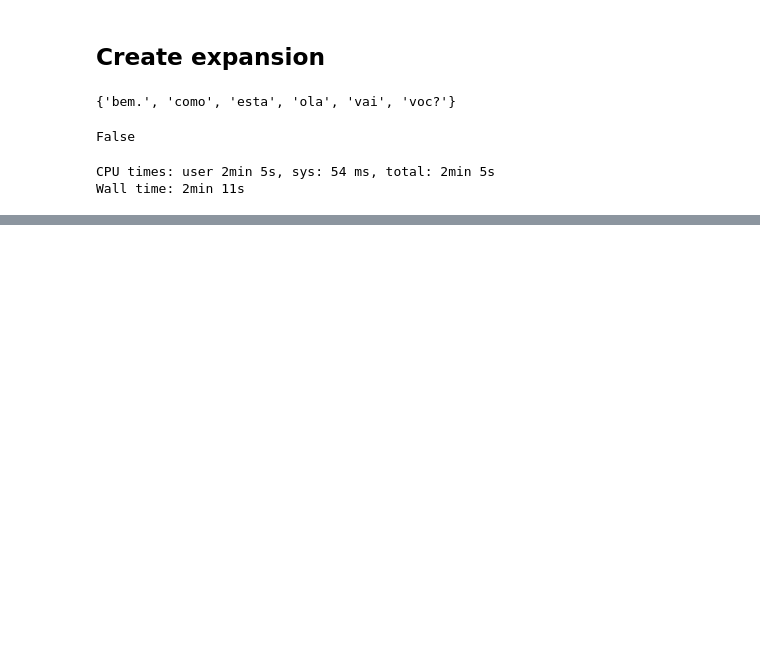
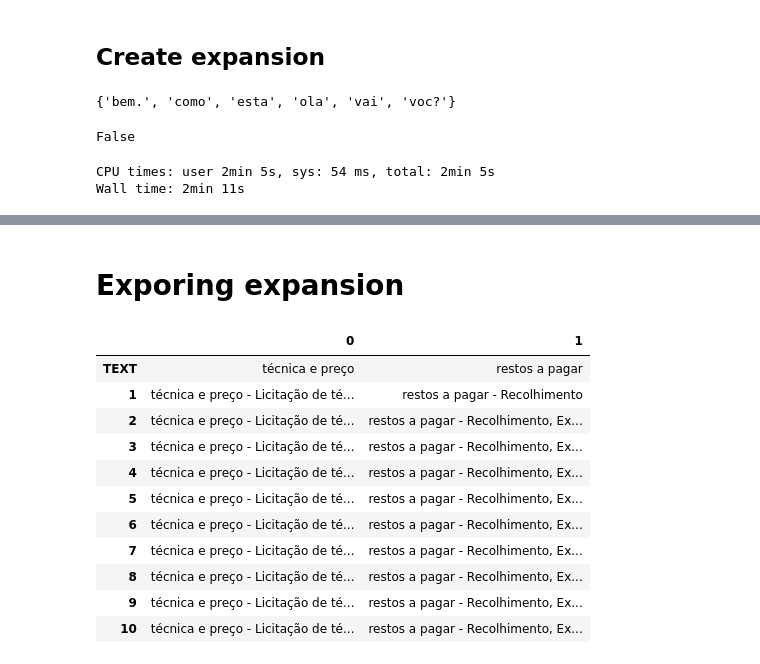
Before and after one commit to marcusborela/ind-ir, a Jupyter notebook: code/expand_query_juris_tcu.ipynb, the cells around one changed output, grey strips where cells are left out. Drawn from its saved outputs; the diff is of its cells as text; code cells hidden in the pictures; blank space fills up the shorter version.

```diff
--- a/code/expand_query_juris_tcu.ipynb
+++ b/code/expand_query_juris_tcu.ipynb
@@ -409,3 +409,5 @@ name_expansor = 'join_30_ptt5_indir_106'
 path_expansion = f'../data/juris_tcu_expanded_query/query_10_expansion_{name_expansor}.csv'
 # %%
 df_query.to_csv(path_expansion, index=False)
+# %% [markdown]
+# Exporing expansion
@@ -411,0 +416,21 @@ df_query.to_csv(path_expansion, index=False)
+# %%
+PATH_QUERY =  f'../data/juris_tcu_expanded_query/query_10_expansion_{EXPANSOR_CRITERIA}.csv'
+# %%
+df_query = pd.read_csv(PATH_QUERY)
+# %%
+result = df_query.drop(['ID','SOURCE'],axis=1).head(2).T
+# %%
+result
+# %% [output]
+|  | 0 | 1 |
+| TEXT | técnica e preço | restos a pagar |
+| 1 | técnica e preço - Licitação de té... | restos a pagar - Recolhimento |
+| 2 | técnica e preço - Licitação de té... | restos a pagar - Recolhimento, Ex... |
+| 3 | técnica e preço - Licitação de té... | restos a pagar - Recolhimento, Ex... |
+| 4 | técnica e preço - Licitação de té... | restos a pagar - Recolhimento, Ex... |
+| 5 | técnica e preço - Licitação de té... | restos a pagar - Recolhimento, Ex... |
+| 6 | técnica e preço - Licitação de té... | restos a pagar - Recolhimento, Ex... |
+| 7 | técnica e preço - Licitação de té... | restos a pagar - Recolhimento, Ex... |
+| 8 | técnica e preço - Licitação de té... | restos a pagar - Recolhimento, Ex... |
+| 9 | técnica e preço - Licitação de té... | restos a pagar - Recolhimento, Ex... |
+| 10 | técnica e preço - Licitação de té... | restos a pagar - Recolhimento, Ex... |
```
Also changed, not shown: parts of 2 cells of this notebook, 4 other files.
